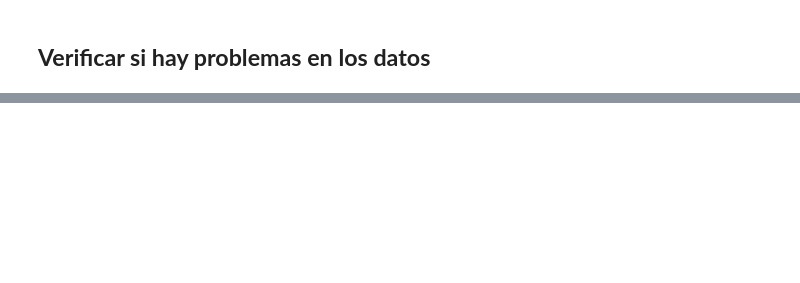
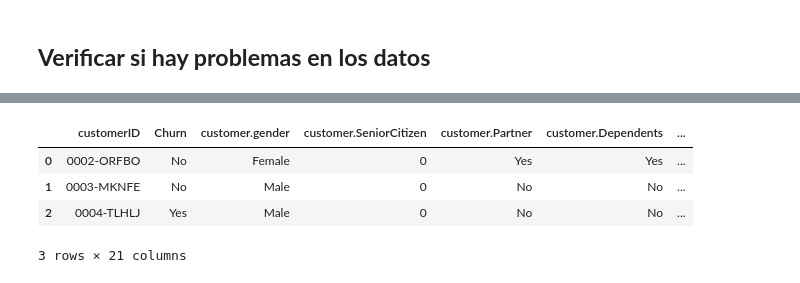
Before and after one commit to MadridVP/Challenge-Telecom-X1, a Jupyter notebook: Challenge_ONE_Data_Science_Telecom_X1_VM.ipynb, the cells around one changed output, grey strips where cells are left out. Cells and saved outputs as stored; diff of their text form; code cells hidden in the pictures; blank space fills up the shorter version.

```diff
--- a/Challenge_ONE_Data_Science_Telecom_X1_VM.ipynb
+++ b/Challenge_ONE_Data_Science_Telecom_X1_VM.ipynb
@@ -17,0 +56,14 @@ df.head()
+# %%
+import pandas as pd
+from pandas import json_normalize
+
+# 1. ¿Qué columnas tienen dicts?
+cols_dict = [c for c in df.columns if df[c].apply(lambda x: isinstance(x, dict)).any()]
+print("Columnas con dict:", cols_dict)
+
+# 2. Aplanar cada una
+for c in cols_dict:
+    expanded = json_normalize(df[c]).add_prefix(f"{c}.")
+    df = pd.concat([df.drop(columns=[c]), expanded], axis=1)
+
+df.info()  # revisa la nueva estructura
@@ -17,0 +131,8 @@ df.head()
+# %%
+df.head(3)
+# %% [output]
+|  | customerID | Churn | customer.gender | customer.SeniorCitizen | customer.Partner | customer.Dependents | ... |
+| 0 | 0002-ORFBO | No | Female | 0 | Yes | Yes | ... |
+| 1 | 0003-MKNFE | No | Male | 0 | No | No | ... |
+| 2 | 0004-TLHLJ | Yes | Male | 0 | No | No | ... |
+3 rows × 21 columns
```
Also changed, not shown: parts of 9 cells of this notebook.
